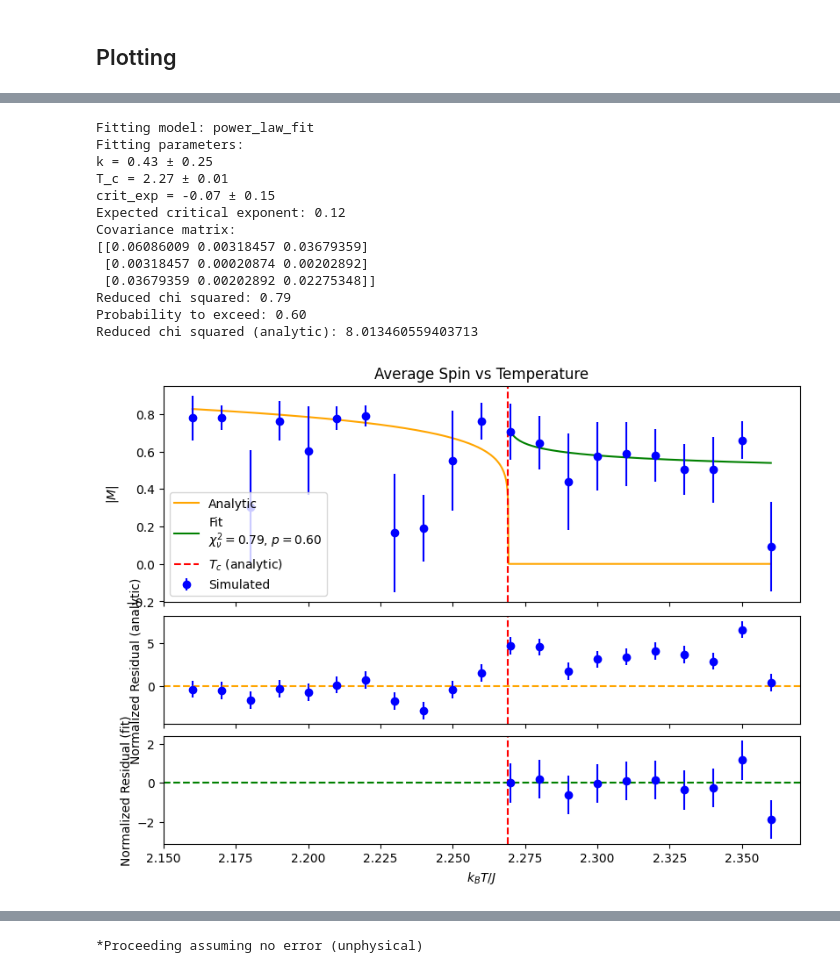
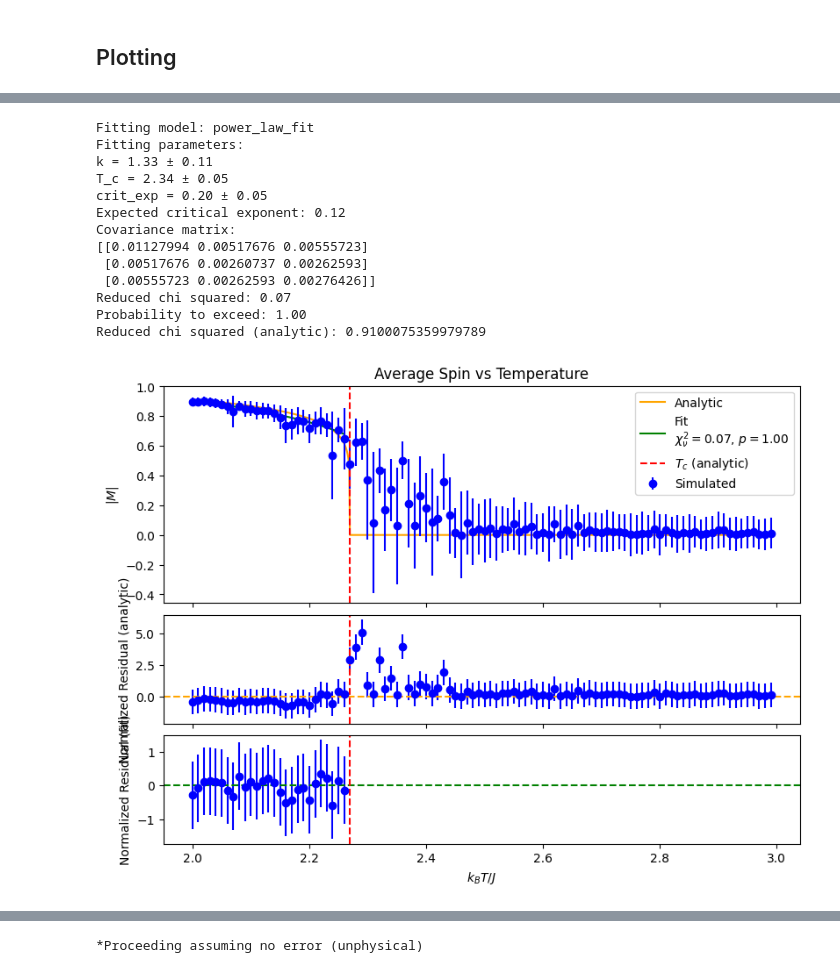
Before and after one commit to DarkLordProgrammer/ising, a Jupyter notebook: ising_plot_wyatt.ipynb, the cells around one changed output, grey strips where cells are left out. Cells and saved outputs as stored; diff of their text form; code cells hidden in the pictures.

Commit message:
fit error checking and exact fit for magnetization

```diff
--- a/ising_plot_wyatt.ipynb
+++ b/ising_plot_wyatt.ipynb
@@ -15,7 +15,7 @@ from scipy.stats import chi2
 # %%
 #Read in data
 project_directory = os.path.dirname(os.path.abspath("ising_plot.ipynb"))
-data_directory = os.path.join(project_directory, "data_corr_testing")
+data_directory = os.path.join(project_directory, "data_30")
 rel_files = os.listdir(data_directory)
 abs_files = [os.path.join(data_directory, rel_file) for rel_file in rel_files]
 data_files = [file for file in abs_files if not file.find('EM')==-1]
@@ -45,12 +45,12 @@ def get_E_mean_analytic(T):
     ellip_int = K1(kappa)
     return -2*tanh_T-(sinh_T**2-1)/(sinh_T*cosh_T)*(2/np.pi*ellip_int-1)
 
-def get_M_abs_analytic(T,B=None): #Absolute value because of spontaneous symmetry breaking
+def get_M_abs_analytic(T, T_c = T_c_analytic, B=None): #Absolute value because of spontaneous symmetry breaking
     assert (T >= 0).all(), "Temperature is negative"
     if B is not None:
         assert (B == 0).all(), "Expression only valid for B = 0"
     M_abs_inner = 1-np.sinh(2/T)**-4
-    M_abs = np.where(T>=T_c_analytic,0,np.sign(M_abs_inner)*np.abs(M_abs_inner)**(1/8)) #Note continuity at T = T_c_analytic
+    M_abs = np.where(T>=T_c,0,np.sign(M_abs_inner)*np.abs(M_abs_inner)**(1/8)) #Note continuity at T = T_c
     return M_abs
 
 def get_cV_analytic(T):
@@ -86,6 +86,13 @@ def power_law_exp_decay_fit(d, R_0, eta, d_c, xi):
 def linearized_power_law_fit(ln_X, k, X_c, crit_exp):
     return  np.log(k) + crit_exp * (np.log(np.exp(ln_X)-X_c)-np.log(X_c))
 
+#Assumes B = 0
+def M_abs_analytic_fit(T, T_c): #Absolute value because of spontaneous symmetry breaking
+    assert (T >= 0).all(), "Temperature is negative"
+    M_abs_inner = 1-np.sinh(2/T*T_c/T_c_analytic)**-4
+    M_abs = np.where(T>=T_c,0,np.sign(M_abs_inner)*np.abs(M_abs_inner)**(1/8)) #Note continuity at T = T_c
+    return M_abs
+
 #Returns bounds as formatted for curve_fit
 #[(L1,U1),(L2,U2),...(LN,UN)] to ([L1,L2,...,LN],[U1,U2,...,UN])
 def to_tuple(bounds: list):
@@ -95,16 +102,21 @@ def to_tuple(bounds: list):
 # %%
 def fit(fitting_model, X, X_c, Y_mean, Y_std, expected_crit_exp = 1.0,  from_above = True, print_summary = True, maxfev=10000):
     assert fitting_model is not None, "No fitting model provided"
+    T_c_bounds = (2, 3) #Bounds for T_c
+    T_c_initial = np.average(T_c_bounds) #Initial value for T_c
     if fitting_model is power_law_fit:
-        bounds = to_tuple([(-np.inf, np.inf), (0, np.inf), (-np.inf, np.inf)]) #Bounds for k, T_c, crit_exp
-        param_ests = [1, T_c_analytic, expected_crit_exp] #Initial values for k, T_C, crit_exp
+        bounds = to_tuple([(-np.inf, np.inf), T_c_bounds, (0, np.inf)]) #Bounds for k, T_c, crit_exp
+        param_ests = [1, T_c_initial, 1] #Initial values for k, T_C, crit_exp
     elif fitting_model is power_law_exp_decay_fit:
         bounds = to_tuple([(0, np.inf), (0, np.inf), (0, np.inf), (0, np.inf)])  #Bounds for R_0, eta, d_c, xi
         param_ests = [1, 1, 1, 1] #Initial values for R_0, eta, d_c, xi
+    elif fitting_model is M_abs_analytic_fit:
+        bounds = to_tuple([T_c_bounds]) #Bounds for T_c
+        param_ests = [T_c_initial] #Initial value for T_c
     else:
         raise ValueError("Unsupported fitting model provided")
 
-    if X_c is not None:
+    if X_c is not None and from_above is not None:
         if from_above: #Only use X data greater than or equal to X_c
             X_filt = X[X >= X_c]
             Y_mean_filt = Y_mean[X >= X_c]
@@ -117,6 +129,19 @@ def fit(fitting_model, X, X_c, Y_mean, Y_std, expected_crit_exp = 1.0,  from_abo
         X_filt = X
         Y_mean_filt = Y_mean
         Y_std_filt = Y_std
+
+    if not np.isfinite(X_filt).all():
+        raise ValueError("X_filt contains infinity values")
+    if not np.isfinite(Y_mean_filt).all():
+        raise ValueError("Y_mean_filt contains infinity values")
+    if not np.isfinite(Y_std_filt).all():
+        raise ValueError("Y_std_filt contains infinity values")
+    if np.isnan(X_filt).any():
+        raise ValueError("X_filt contains NaN values")
+    if np.isnan(Y_mean_filt).any():
+        raise ValueError("Y_mean_filt contains NaN values")
+    if np.isnan(Y_std_filt).any():
+        raise ValueError("Y_std_filt contains NaN values")
 
     popt, pcov = curve_fit(fitting_model, X_filt, Y_mean_filt, sigma=Y_std_filt, p0=param_ests,bounds=bounds, maxfev=maxfev)
 
@@ -552,20 +590,20 @@ Reduced chi squared (analytic): 0.9305382792596707
 # %%
-create_T_plot(np.abs(M_abs_est), M_est_std, '|M|', 'Average Spin', log_plot=False, expected_crit_exp=1/8, get_analytic=get_M_abs_analytic)
+create_T_plot(np.abs(M_abs_est), M_est_std, '|M|', 'Average Spin', log_plot=False, expected_crit_exp=1/8, get_analytic=get_M_abs_analytic, from_above=False)
 # %% [output]
 Fitting model: power_law_fit
 Fitting parameters:
-k = 0.43 ± 0.25
-T_c = 2.27 ± 0.01
-crit_exp = -0.07 ± 0.15
+k = 1.33 ± 0.11
+T_c = 2.34 ± 0.05
+crit_exp = 0.20 ± 0.05
 Expected critical exponent: 0.12
 Covariance matrix:
-[[0.06086009 0.00318457 0.03679359]
- [0.00318457 0.00020874 0.00202892]
- [0.03679359 0.00202892 0.02275348]]
-Reduced chi squared: 0.79
-Probability to exceed: 0.60
-Reduced chi squared (analytic): 8.013460559403713
+[[0.01127994 0.00517676 0.00555723]
+ [0.00517676 0.00260737 0.00262593]
+ [0.00555723 0.00262593 0.00276426]]
+Reduced chi squared: 0.07
+Probability to exceed: 1.00
+Reduced chi squared (analytic): 0.9100075359979789
-[figure, old version]
+[figure, new version]
 # %%
 print(f"cV_mean: {cV_mean}")
 # %% [output]
```
Also changed, not shown: parts of 7 cells of this notebook.
